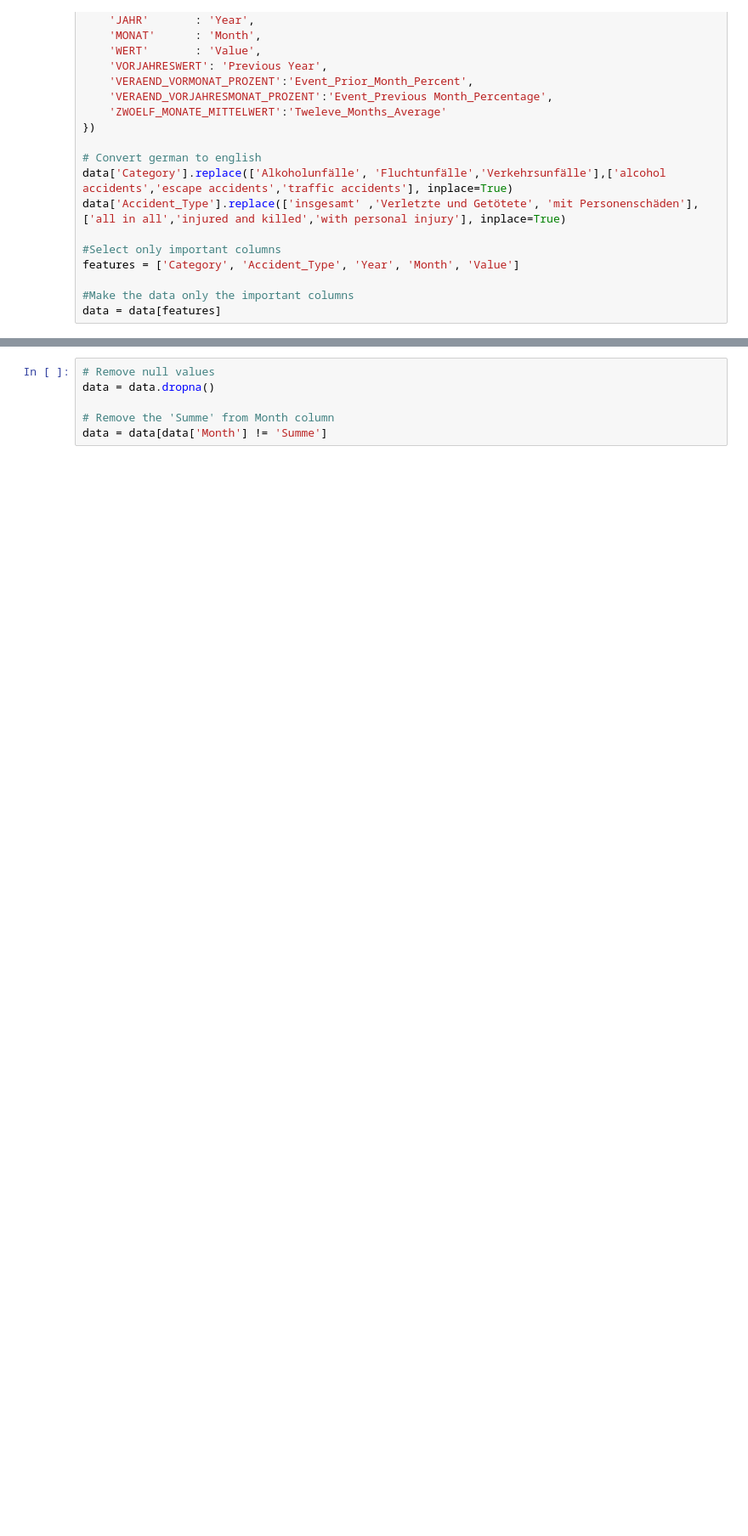
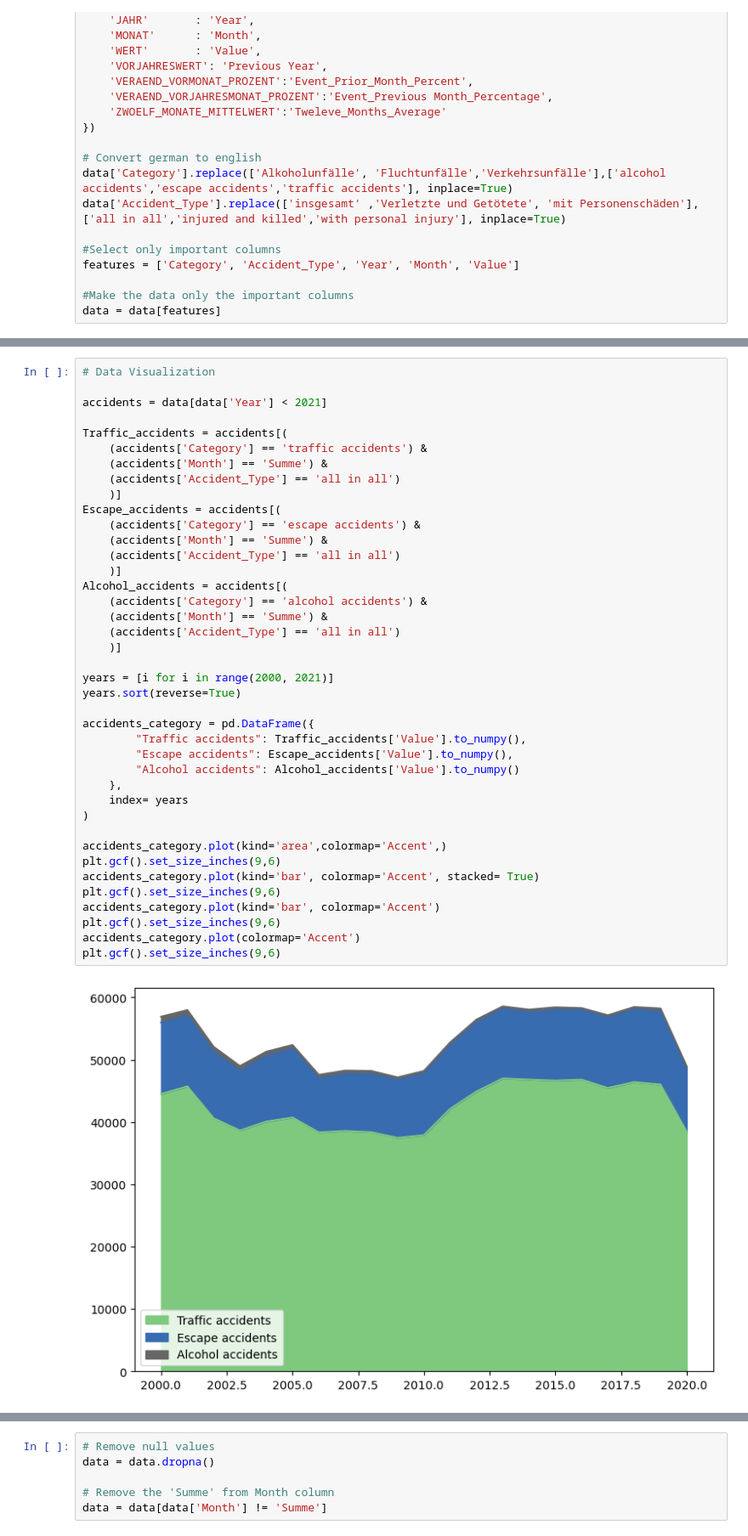
Before and after one commit to tiybok/DPS, a Jupyter notebook: model.ipynb, the cells around one changed output, grey strips where cells are left out. Shown at 85% size. Cells and saved outputs as stored; diff of their text form; blank space fills up the shorter version.

```diff
--- a/model.ipynb
+++ b/model.ipynb
@@ -44,0 +43,42 @@ data = data[features]
+# %%
+# Data Visualization
+
+accidents = data[data['Year'] < 2021]
+
+Traffic_accidents = accidents[(
+    (accidents['Category'] == 'traffic accidents') &
+    (accidents['Month'] == 'Summe') &
+    (accidents['Accident_Type'] == 'all in all')
+    )]
+Escape_accidents = accidents[(
+    (accidents['Category'] == 'escape accidents') &
+    (accidents['Month'] == 'Summe') &
+    (accidents['Accident_Type'] == 'all in all')
+    )]
+Alcohol_accidents = accidents[(
+    (accidents['Category'] == 'alcohol accidents') &
+    (accidents['Month'] == 'Summe') &
+    (accidents['Accident_Type'] == 'all in all')
+    )]
+
+years = [i for i in range(2000, 2021)]
+years.sort(reverse=True)
+
+accidents_category = pd.DataFrame({
+        "Traffic accidents": Traffic_accidents['Value'].to_numpy(),
+        "Escape accidents": Escape_accidents['Value'].to_numpy(),
+        "Alcohol accidents": Alcohol_accidents['Value'].to_numpy()
+    },
+    index= years
+)
+
+accidents_category.plot(kind='area',colormap='Accent',)
+plt.gcf().set_size_inches(9,6)
+accidents_category.plot(kind='bar', colormap='Accent', stacked= True)
+plt.gcf().set_size_inches(9,6)
+accidents_category.plot(kind='bar', colormap='Accent')
+plt.gcf().set_size_inches(9,6)
+accidents_category.plot(colormap='Accent')
+plt.gcf().set_size_inches(9,6)
+# %% [output]
+[figure, added]
```
Also changed, not shown: parts of 7 cells of this notebook, 9 other files.
